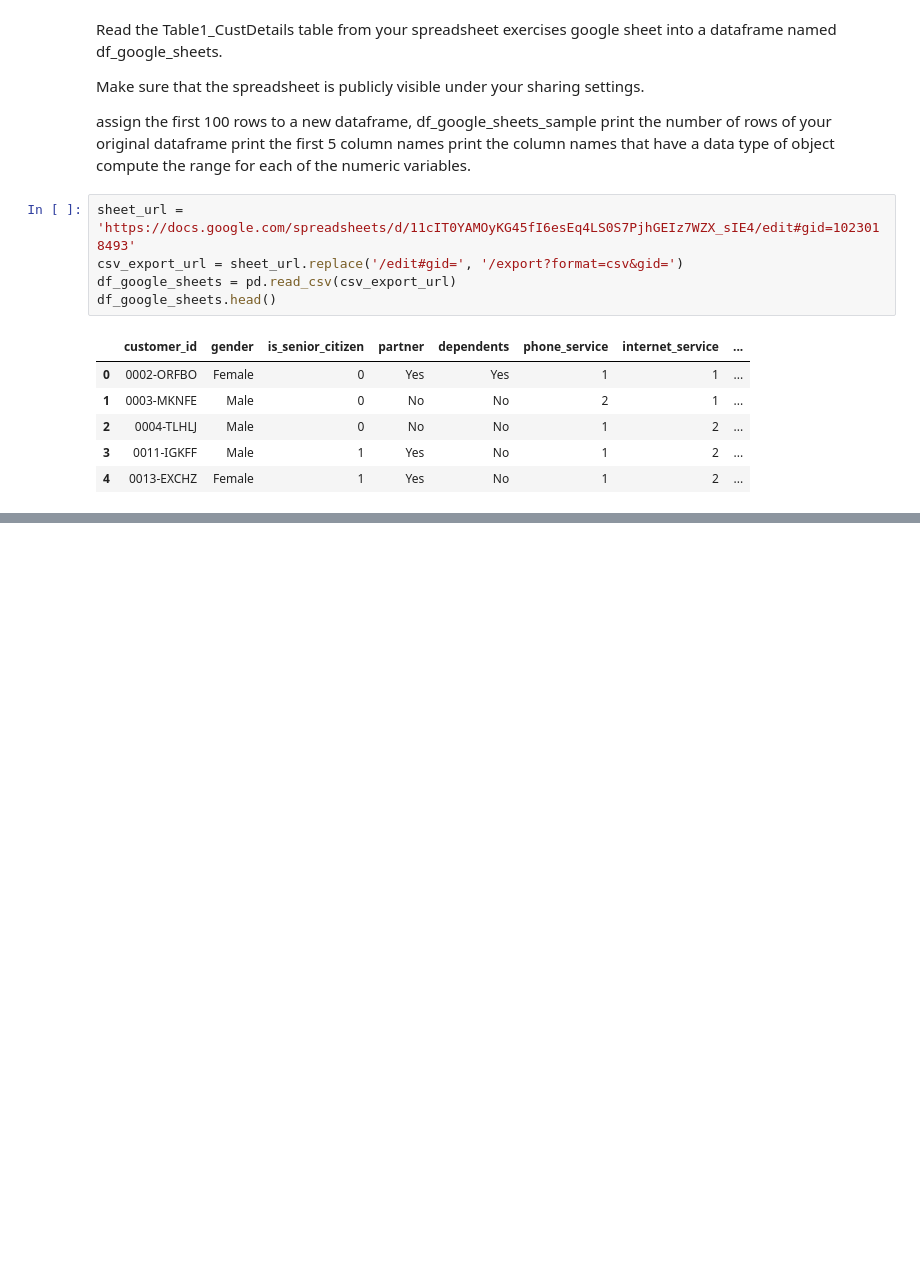
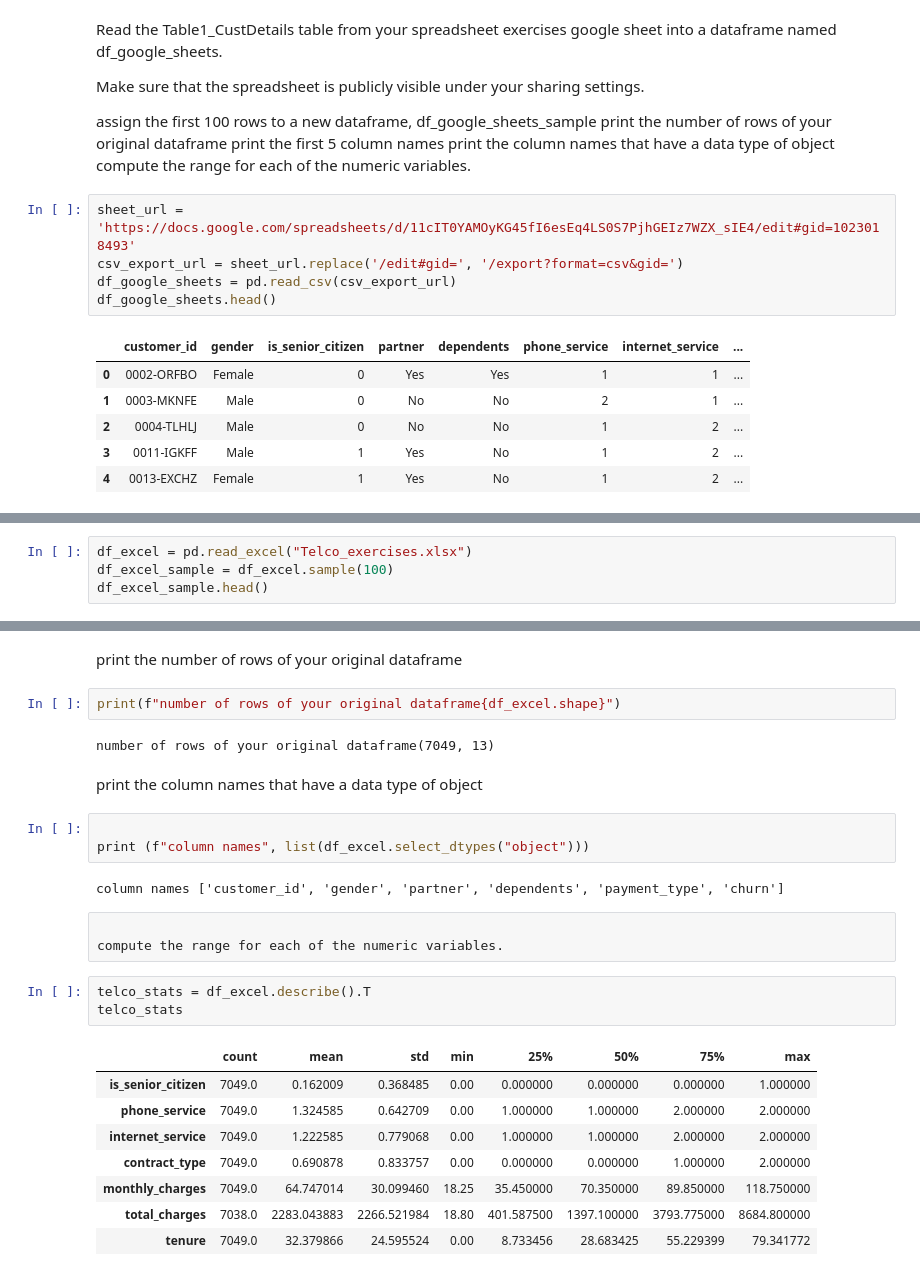
Before and after one commit to lincolnmuriithi11/classification-exercises, a Jupyter notebook: classification_exercises.ipynb, the cells around one changed output, grey strips where cells are left out. Saved outputs shown, nothing was run; the diff lists cells and outputs as text; blank space fills up the shorter version.

Commit message:
Data Acquisition

```diff
--- a/classification_exercises.ipynb
+++ b/classification_exercises.ipynb
@@ -112,0 +160,4 @@ df_google_sheets_sample
+# %%
+df_excel = pd.read_excel("Telco_exercises.xlsx")
+df_excel_sample = df_excel.sample(100)
+df_excel_sample.head()
@@ -112,0 +171,28 @@ df_google_sheets_sample
+# %% [markdown]
+print the number of rows of your original dataframe
+# %%
+print(f"number of rows of your original dataframe{df_excel.shape}")
+# %% [output]
+number of rows of your original dataframe(7049, 13)
+# %% [markdown]
+print the column names that have a data type of object
+# %%
+
+print (f"column names", list(df_excel.select_dtypes("object")))
+# %% [output]
+column names ['customer_id', 'gender', 'partner', 'dependents', 'payment_type', 'churn']
+# %% [raw]
+
+compute the range for each of the numeric variables.
+# %%
+telco_stats = df_excel.describe().T
+telco_stats
+# %% [output]
+|  | count | mean | std | min | 25% | 50% | 75% | max |
+| is_senior_citizen | 7049.0 | 0.162009 | 0.368485 | 0.00 | 0.000000 | 0.000000 | 0.000000 | 1.000000 |
+| phone_service | 7049.0 | 1.324585 | 0.642709 | 0.00 | 1.000000 | 1.000000 | 2.000000 | 2.000000 |
+| internet_service | 7049.0 | 1.222585 | 0.779068 | 0.00 | 1.000000 | 1.000000 | 2.000000 | 2.000000 |
+| contract_type | 7049.0 | 0.690878 | 0.833757 | 0.00 | 0.000000 | 0.000000 | 1.000000 | 2.000000 |
+| monthly_charges | 7049.0 | 64.747014 | 30.099460 | 18.25 | 35.450000 | 70.350000 | 89.850000 | 118.750000 |
+| total_charges | 7038.0 | 2283.043883 | 2266.521984 | 18.80 | 401.587500 | 1397.100000 | 3793.775000 | 8684.800000 |
+| tenure | 7049.0 | 32.379866 | 24.595524 | 0.00 | 8.733456 | 28.683425 | 55.229399 | 79.341772 |
```
Also changed, not shown: parts of 30 cells of this notebook.
